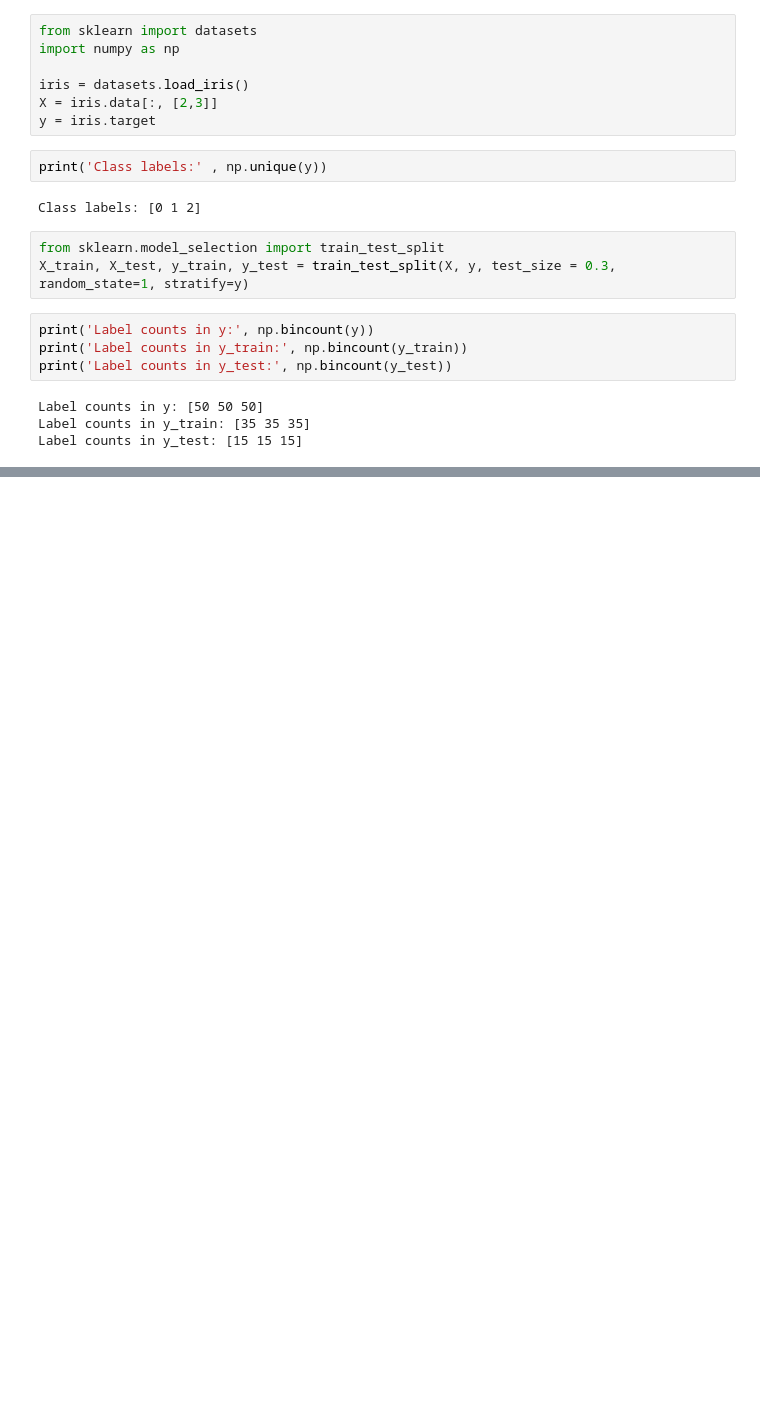
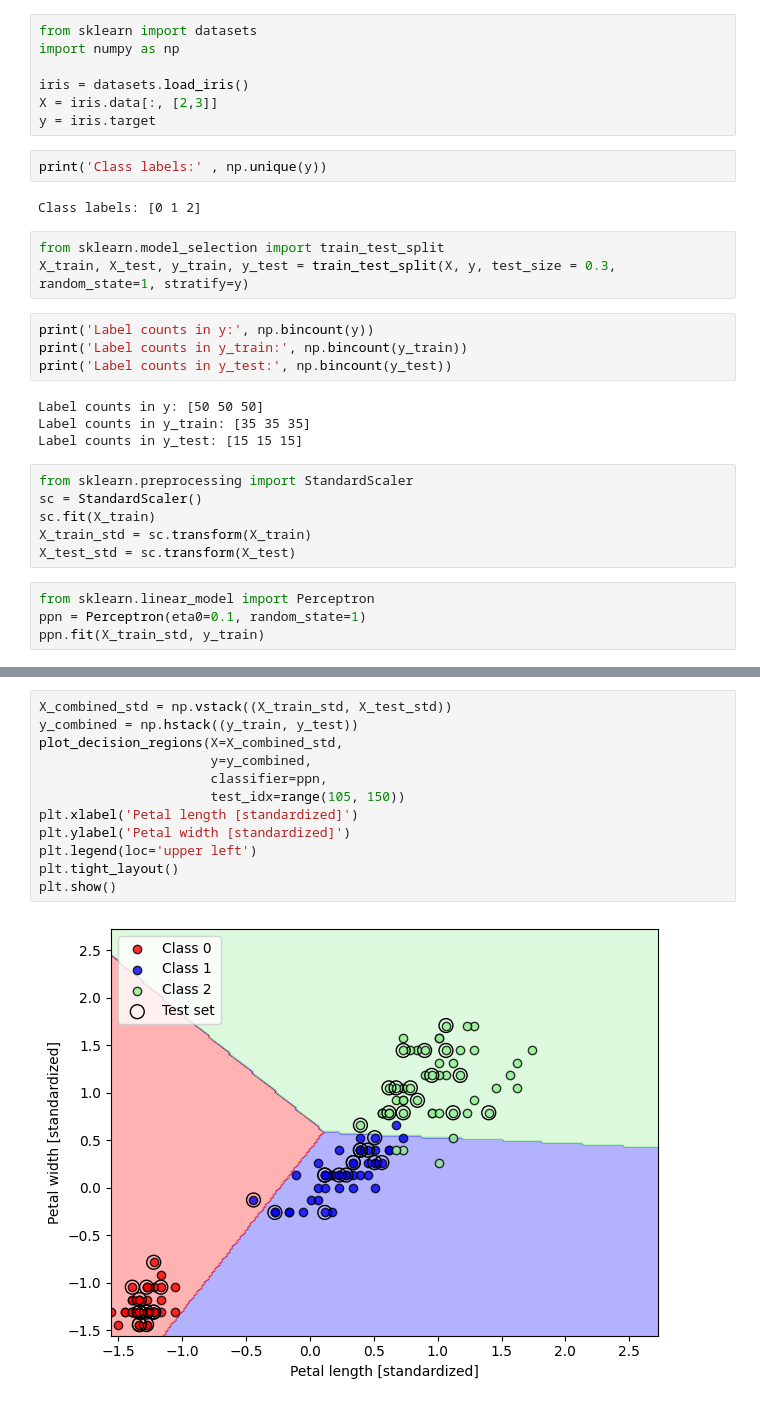
Before and after one commit to curtishelsel/MLEducation, a Jupyter notebook: Packt/Chap3.ipynb, the cells around one changed output, grey strips where cells are left out. Saved outputs shown, nothing was run; the diff lists cells and outputs as text; blank space fills up the shorter version.

```diff
--- a/Packt/Chap3.ipynb
+++ b/Packt/Chap3.ipynb
@@ -27,3 +27,13 @@ print('Label counts in y_test:', np.bincount(y_test))
 Label counts in y: [50 50 50]
 Label counts in y_train: [35 35 35]
 Label counts in y_test: [15 15 15]
+# %%
+from sklearn.preprocessing import StandardScaler
+sc = StandardScaler()
+sc.fit(X_train)
+X_train_std = sc.transform(X_train)
+X_test_std = sc.transform(X_test)
+# %%
+from sklearn.linear_model import Perceptron
+ppn = Perceptron(eta0=0.1, random_state=1)
+ppn.fit(X_train_std, y_train)
@@ -29,0 +89,14 @@ Label counts in y_test: [15 15 15]
+# %%
+X_combined_std = np.vstack((X_train_std, X_test_std))
+y_combined = np.hstack((y_train, y_test))
+plot_decision_regions(X=X_combined_std,
+                      y=y_combined,
+                      classifier=ppn,
+                      test_idx=range(105, 150))
+plt.xlabel('Petal length [standardized]')
+plt.ylabel('Petal width [standardized]')
+plt.legend(loc='upper left')
+plt.tight_layout()
+plt.show()
+# %% [output]
+[figure, added]
```
Also changed, not shown: parts of 5 cells of this notebook.
